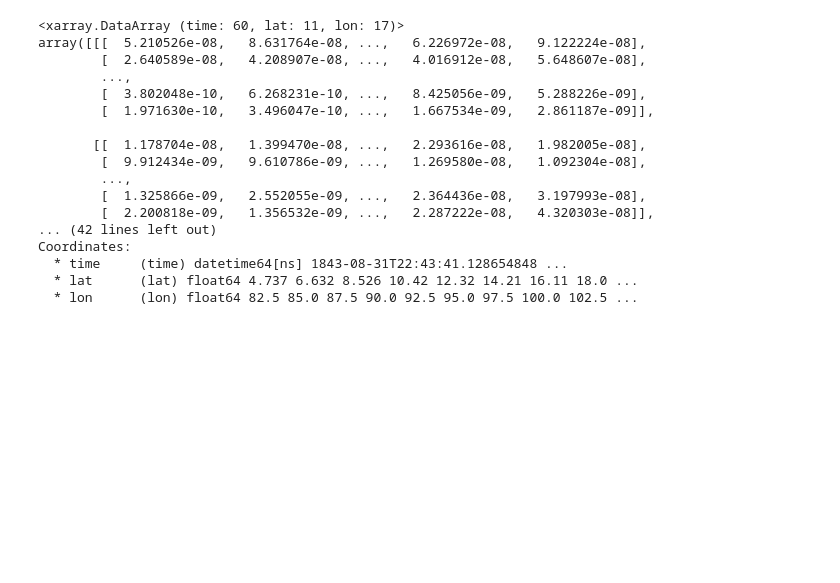
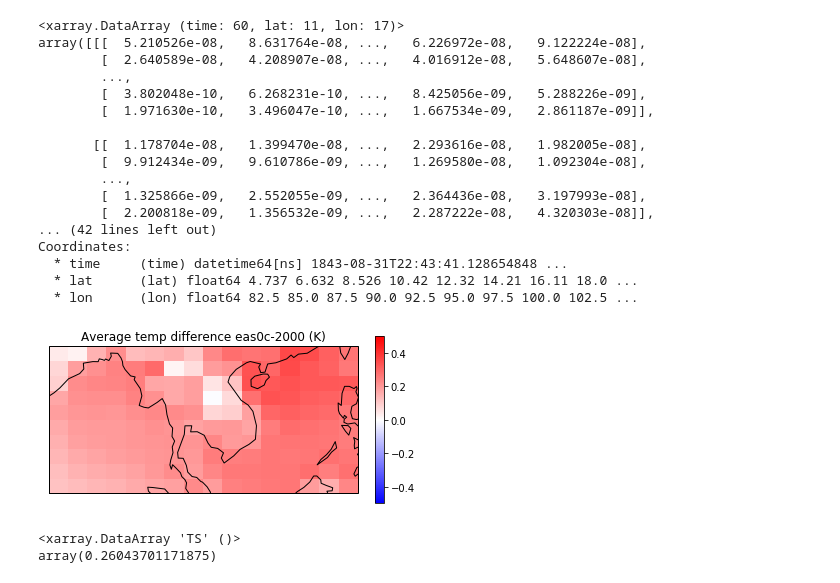
Before and after one commit to likkhian/principia, a Jupyter notebook: cesm_output_regional_analysis.ipynb, the cells around one changed output. Cells and saved outputs as stored; diff of their text form; code cells hidden in the pictures; blank space fills up the shorter version.

```diff
--- a/cesm_output_regional_analysis.ipynb
+++ b/cesm_output_regional_analysis.ipynb
@@ -298,6 +244,29 @@ Coordinates:
   * time     (time) datetime64[ns] 1843-08-31T22:43:41.128654848 ...
   * lat      (lat) float64 4.737 6.632 8.526 10.42 12.32 14.21 16.11 18.0 ...
   * lon      (lon) float64 82.5 85.0 87.5 90.0 92.5 95.0 97.5 100.0 102.5 ...
+# %%
+ts2000a=xr.open_dataset(dirctl+'p17d_b_2000/atm/p17d_b_2000.cam.h0.TS.nc')
+# print(pptcu2k)
+tseas0ca=xr.open_dataset(dirctl+'p17d_b_eas0b/atm/p17d_b_eas0b.cam.h0.TS.nc')
+ts2000=ts2000a.sel(lat=slice(latmin, latmax),lon=slice(lonmin,lonmax))
+tseas0c=tseas0ca.sel(lat=slice(latmin, latmax),lon=slice(lonmin,lonmax))
+# %%
+tsdiff=np.mean(tseas0c.TS,axis=0)-np.mean(ts2000.TS,axis=0)
+plt.subplot(projection=ccrs.PlateCarree())
+plt.pcolor(lons, lats,tsdiff,cmap='bwr',vmax=0.5,vmin=-0.5)
+ax=plt.gca()
+ax.set_title('Average temp difference eas0c-2000 (K)')
+ax.coastlines()
+cmap = plt.get_cmap('bwr')
+sm = plt.cm.ScalarMappable(cmap=cmap,norm=matplotlib.colors.Normalize(vmin=-0.5, vmax=0.5))
+sm._A = []
+plt.colorbar(sm,ax=ax,fraction=0.025, pad=0.05)
+plt.show()
+print(np.mean(tseas0c.TS)-np.mean(ts2000.TS))
+# %% [output]
+[figure, added]
+<xarray.DataArray 'TS' ()>
+array(0.26043701171875)
 # %%
 np.set_printoptions(threshold=np.inf)
 # a = np.asarray([i for i in range(24) for _ in range(0)]).reshape((24, 3, 3))
```
Also changed, not shown: parts of 2 cells of this notebook.
